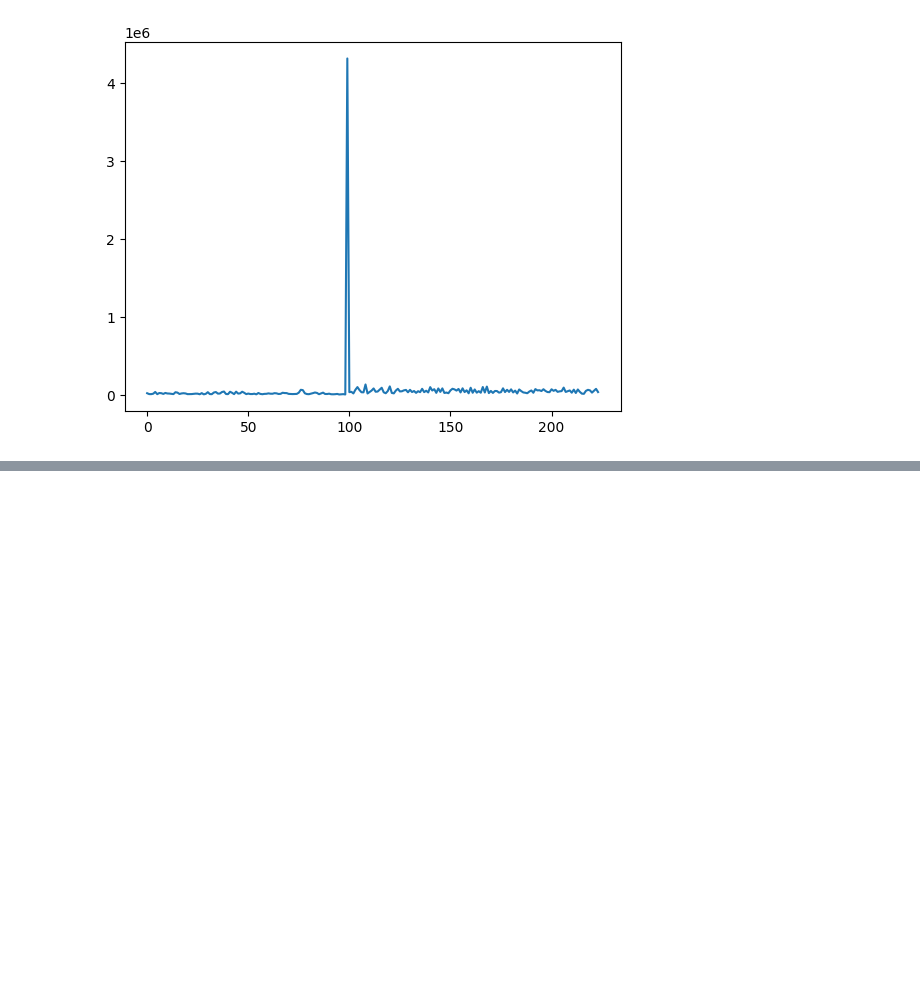
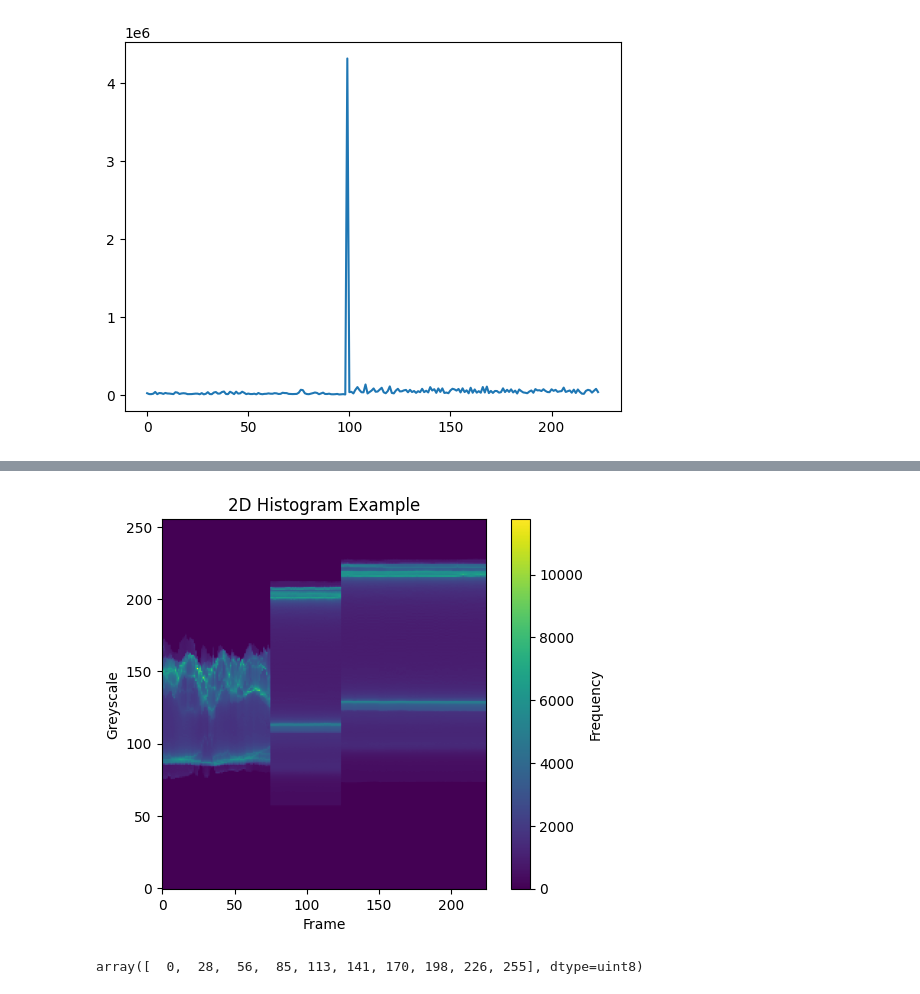
Before and after one commit to Hadartalisr/ImageProcessing, a Jupyter notebook: Ex1/Ex1.ipynb, the cells around one changed output, grey strips where cells are left out. Cells and saved outputs as stored; diff of their text form; code cells hidden in the pictures; blank space fills up the shorter version.

```diff
--- a/Ex1/Ex1.ipynb
+++ b/Ex1/Ex1.ipynb
@@ -164,0 +199,49 @@ print(np.argmax(cumsum_histogram_distance))
+# %%
+from scipy.ndimage import gaussian_filter
+def blur_image(image, sigma):
+    """
+    Apply Gaussian blur to an image.
+
+    Parameters:
+    - image (np.ndarray): Input image as a 2D NumPy array.
+    - sigma (float): Standard deviation of the Gaussian filter. Default is 1.0.
+
+    Returns:
+    - blurred_image (np.ndarray): Blurred image.
+    """
+    # Apply Gaussian blur
+    blurred_image = gaussian_filter(image, sigma)
+
+    return blurred_image
+
+def blur_video(video, sigma=1.0):
+    blured_video = np.zeros(video.shape)
+    with media.VideoWriter('./assets/grey_scale.mp4', (video.shape[1],video.shape[2]), fps=25) as writer:
+        for i in range(video.shape[0]):
+            image = blur_image(video[i], sigma)
+            blured_video[i] = blur_image(image, sigma=sigma)
+            writer.add_image(image)
+
+    return blured_video
+# %%
+blured_video = blur_video(video3, 40)
+video_histogram = get_video_histogram(blured_video)
+hist_to_show = np.rot90(video_histogram)
+plt.imshow(hist_to_show,cmap='viridis')
+plt.colorbar(label='Frequency')
+plt.title('2D Histogram Example')
+plt.xlabel('Frame')
+plt.ylabel('Greyscale')
+plt.gca().invert_yaxis()
+plt.show()
+# %% [output]
+[figure, added]
+# %%
+# def quantize_video(image) -> np.ndarray:
+frame_a = video3[20]
+frame_b = video3[50]
+hist_a, hist_edges = np.histogram(video3, bins=9, range=(0,255))
+hist_edges = hist_edges.astype(np.uint8)
+hist_edges
+# %% [output]
+array([  0,  28,  56,  85, 113, 141, 170, 198, 226, 255], dtype=uint8)
```
Also changed, not shown: parts of 6 cells of this notebook.
